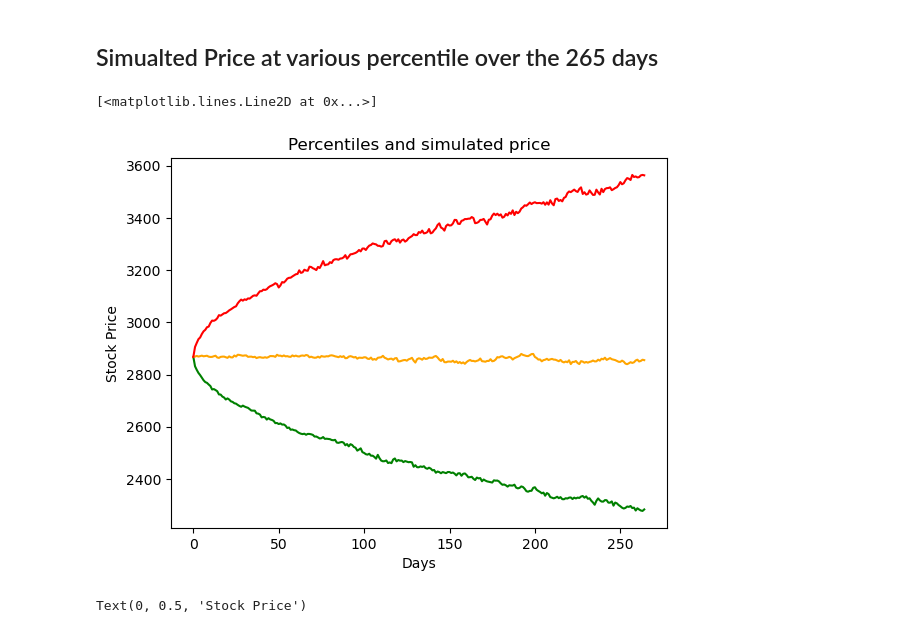
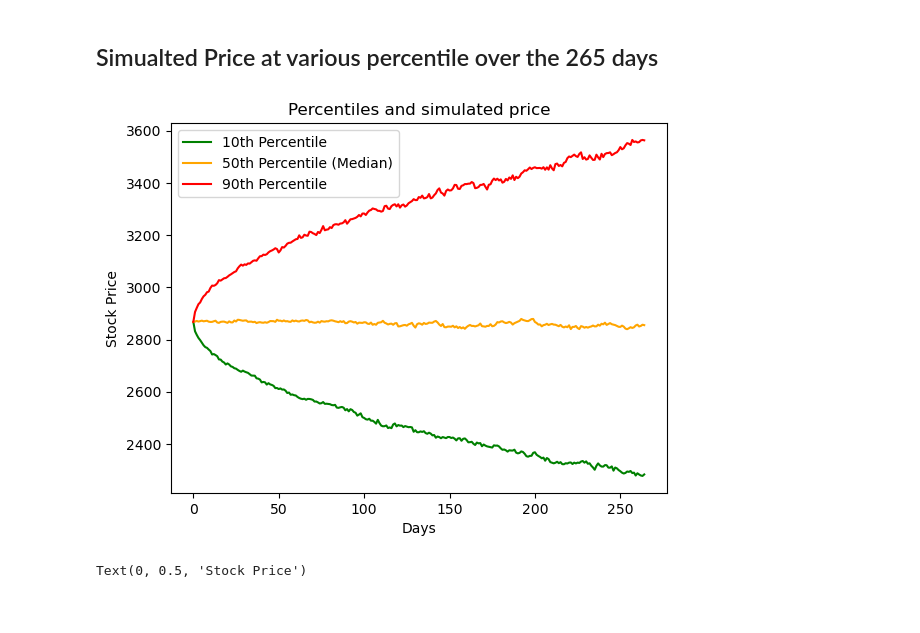
Before and after one commit to veteranDeveloper/Learning-DS, a Jupyter notebook: MC_simulation.ipynb, the cells around one changed output. Drawn from its saved outputs; the diff is of its cells as text; code cells hidden in the pictures.

```diff
--- a/MC_simulation.ipynb
+++ b/MC_simulation.ipynb
@@ -100,15 +100,16 @@ plt.show()
 # %%
 quantiles = np.percentile(simulated_prices, [10, 50, 90], axis=0)
 plt.xlabel('Days')
 plt.ylabel('Stock Price')
 plt.title('Percentiles and simulated price')
 
 plt.plot(quantiles[0],  color='green', label='10th Percentile')
 plt.plot(quantiles[1],  color='orange', label='50th Percentile (Median)')
 plt.plot(quantiles[2],  color='red', label='90th Percentile')
+plt.legend()
+plt.show()
 # %% [output]
-[<matplotlib.lines.Line2D at 0x...>]
-[figure, old version]
+[figure, new version]
 # %%
 mean_prices = np.mean(simulated_prices, axis=0)
 plt.plot(mean_prices, label='Mean', color='blue')
```
Also changed, not shown: parts of 1 cell of this notebook.
